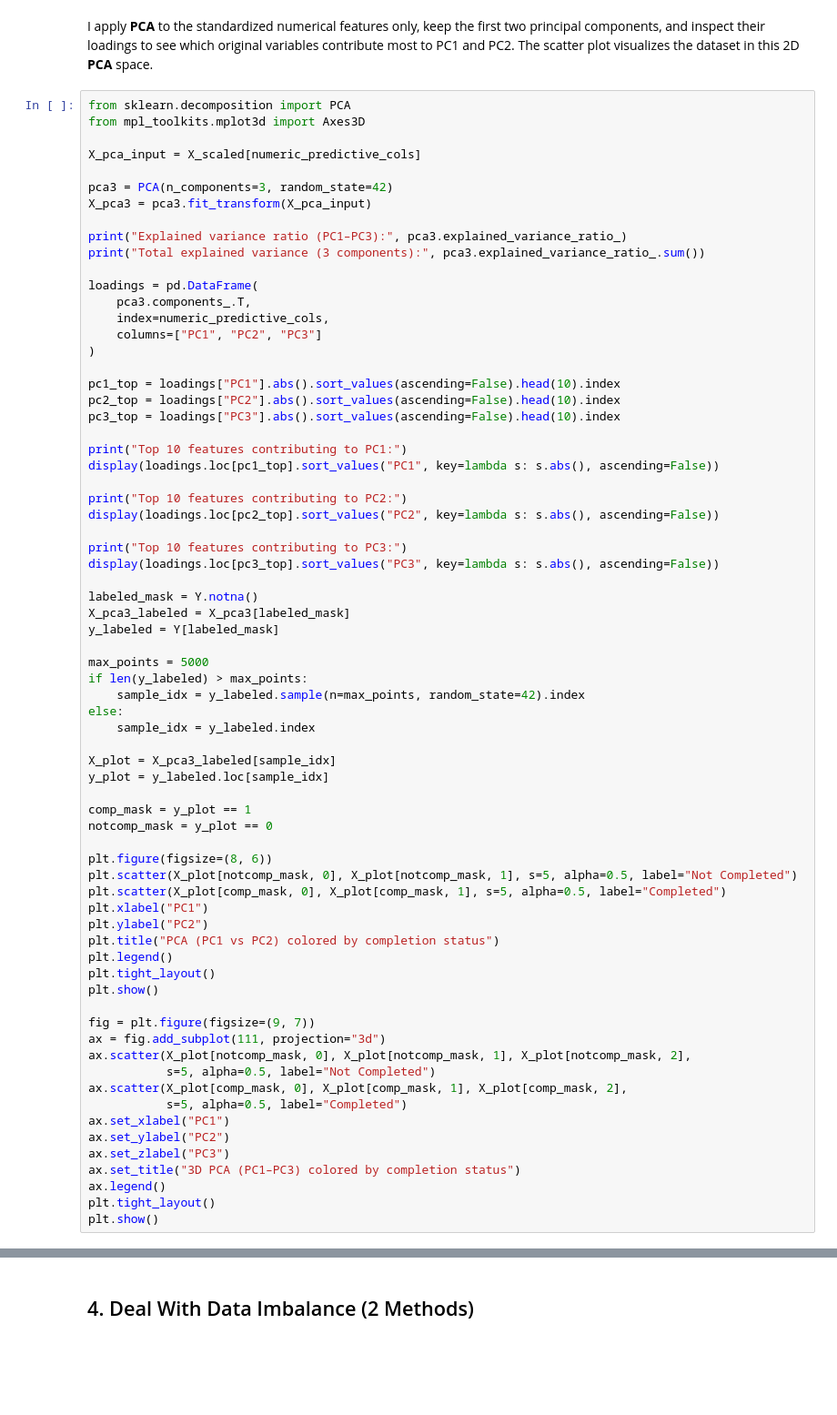
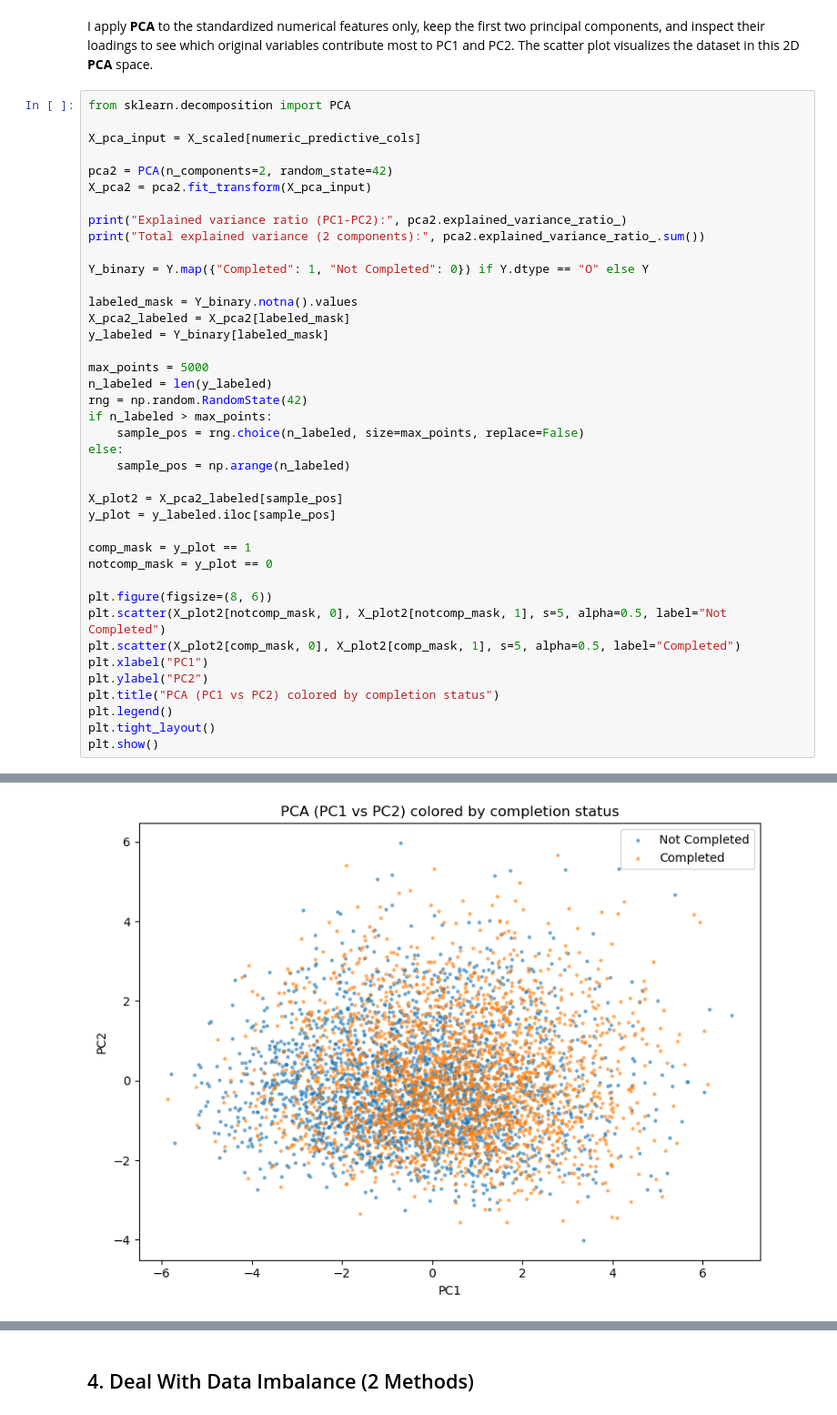
Before and after one commit to mmswflow-upb/ai-labs, a Jupyter notebook: HW/HW 2/HW2.ipynb, the cells around one changed output, grey strips where cells are left out. Shown at 91% size. Cells and saved outputs as stored; diff of their text form; blank space fills up the shorter version.

```diff
--- a/HW/HW 2/HW2.ipynb
+++ b/HW/HW 2/HW2.ipynb
@@ -585,72 +585,42 @@ First 5 of scaled numerical features:
 I apply **PCA** to the standardized numerical features only, keep the first two principal components, and inspect their loadings to see which original variables contribute most to PC1 and PC2. The scatter plot visualizes the dataset in this 2D **PCA** space.
 # %%
 from sklearn.decomposition import PCA
-from mpl_toolkits.mplot3d import Axes3D
 
 X_pca_input = X_scaled[numeric_predictive_cols]
 
-pca3 = PCA(n_components=3, random_state=42)
-X_pca3 = pca3.fit_transform(X_pca_input)
+pca2 = PCA(n_components=2, random_state=42)
+X_pca2 = pca2.fit_transform(X_pca_input)
 
-print("Explained variance ratio (PC1–PC3):", pca3.explained_variance_ratio_)
-print("Total explained variance (3 components):", pca3.explained_variance_ratio_.sum())
+print("Explained variance ratio (PC1-PC2):", pca2.explained_variance_ratio_)
+print("Total explained variance (2 components):", pca2.explained_variance_ratio_.sum())
 
-loadings = pd.DataFrame(
-    pca3.components_.T,
-    index=numeric_predictive_cols,
-    columns=["PC1", "PC2", "PC3"]
-)
+Y_binary = Y.map({"Completed": 1, "Not Completed": 0}) if Y.dtype == "O" else Y
 
-pc1_top = loadings["PC1"].abs().sort_values(ascending=False).head(10).index
-pc2_top = loadings["PC2"].abs().sort_values(ascending=False).head(10).index
-pc3_top = loadings["PC3"].abs().sort_values(ascending=False).head(10).index
-
-print("Top 10 features contributing to PC1:")
-display(loadings.loc[pc1_top].sort_values("PC1", key=lambda s: s.abs(), ascending=False))
-
-print("Top 10 features contributing to PC2:")
-display(loadings.loc[pc2_top].sort_values("PC2", key=lambda s: s.abs(), ascending=False))
-
-print("Top 10 features contributing to PC3:")
-display(loadings.loc[pc3_top].sort_values("PC3", key=lambda s: s.abs(), ascending=False))
-
-labeled_mask = Y.notna()
-X_pca3_labeled = X_pca3[labeled_mask]
-y_labeled = Y[labeled_mask]
+labeled_mask = Y_binary.notna().values
+X_pca2_labeled = X_pca2[labeled_mask]
+y_labeled = Y_binary[labeled_mask]
 
 max_points = 5000
-if len(y_labeled) > max_points:
-    sample_idx = y_labeled.sample(n=max_points, random_state=42).index
+n_labeled = len(y_labeled)
+rng = np.random.RandomState(42)
+if n_labeled > max_points:
+    sample_pos = rng.choice(n_labeled, size=max_points, replace=False)
 else:
-    sample_idx = y_labeled.index
+    sample_pos = np.arange(n_labeled)
 
-X_plot = X_pca3_labeled[sample_idx]
-y_plot = y_labeled.loc[sample_idx]
+X_plot2 = X_pca2_labeled[sample_pos]
+y_plot = y_labeled.iloc[sample_pos]
 
 comp_mask = y_plot == 1
 notcomp_mask = y_plot == 0
 
 plt.figure(figsize=(8, 6))
-plt.scatter(X_plot[notcomp_mask, 0], X_plot[notcomp_mask, 1], s=5, alpha=0.5, label="Not Completed")
-plt.scatter(X_plot[comp_mask, 0], X_plot[comp_mask, 1], s=5, alpha=0.5, label="Completed")
+plt.scatter(X_plot2[notcomp_mask, 0], X_plot2[notcomp_mask, 1], s=5, alpha=0.5, label="Not Completed")
+plt.scatter(X_plot2[comp_mask, 0], X_plot2[comp_mask, 1], s=5, alpha=0.5, label="Completed")
 plt.xlabel("PC1")
 plt.ylabel("PC2")
 plt.title("PCA (PC1 vs PC2) colored by completion status")
 plt.legend()
 plt.tight_layout()
 plt.show()
-
-fig = plt.figure(figsize=(9, 7))
-ax = fig.add_subplot(111, projection="3d")
-ax.scatter(X_plot[notcomp_mask, 0], X_plot[notcomp_mask, 1], X_plot[notcomp_mask, 2],
-           s=5, alpha=0.5, label="Not Completed")
-ax.scatter(X_plot[comp_mask, 0], X_plot[comp_mask, 1], X_plot[comp_mask, 2],
-           s=5, alpha=0.5, label="Completed")
-ax.set_xlabel("PC1")
-ax.set_ylabel("PC2")
-ax.set_zlabel("PC3")
-ax.set_title("3D PCA (PC1–PC3) colored by completion status")
-ax.legend()
-plt.tight_layout()
-plt.show()
 # %% [output]
@@ -695,0 +629 @@ IndexError: index 97735 is out of bounds for axis 0 with size 75000
+[figure, added]
```
Also changed, not shown: parts of 3 cells of this notebook.
